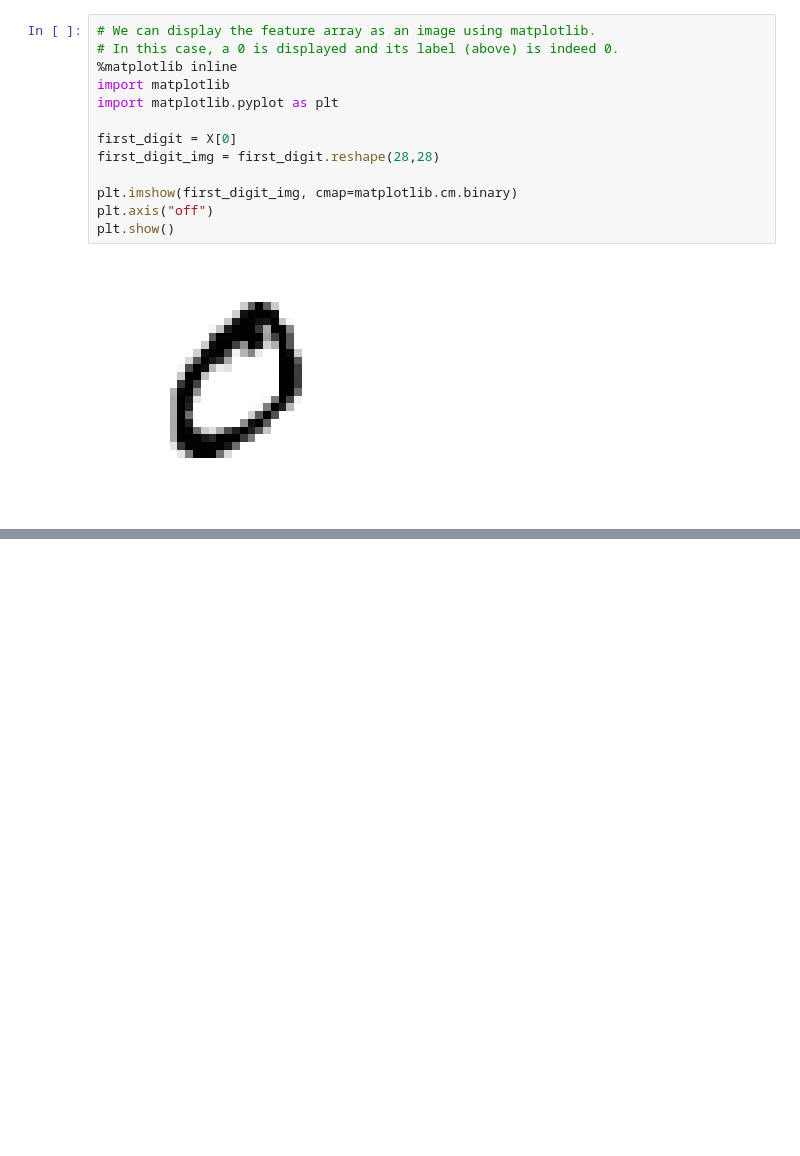
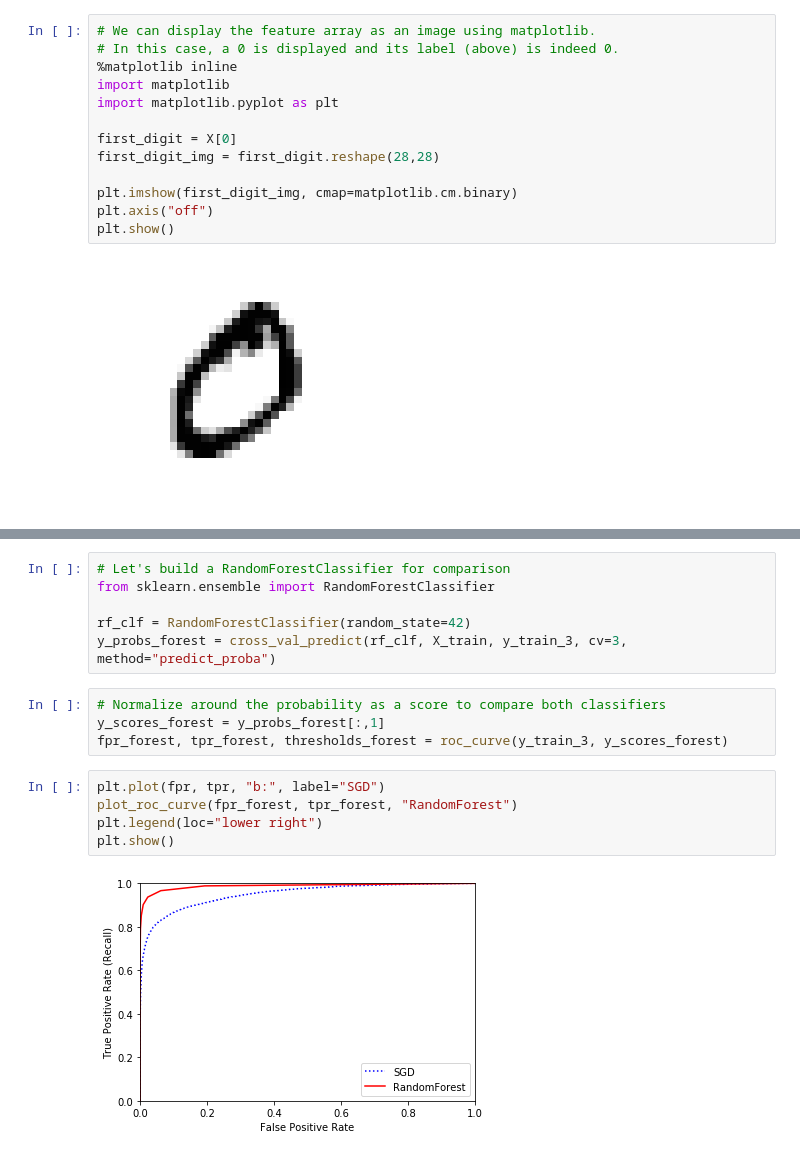
Before and after one commit to drpjm/python-ml-sandbox, a Jupyter notebook: Chapter3-Classification/MNIST.ipynb, the cells around one changed output, grey strips where cells are left out. Saved outputs shown, nothing was run; the diff lists cells and outputs as text; blank space fills up the shorter version.

```diff
--- a/Chapter3-Classification/MNIST.ipynb
+++ b/Chapter3-Classification/MNIST.ipynb
@@ -70,0 +240,17 @@ plt.show()
+# %%
+# Let's build a RandomForestClassifier for comparison
+from sklearn.ensemble import RandomForestClassifier
+
+rf_clf = RandomForestClassifier(random_state=42)
+y_probs_forest = cross_val_predict(rf_clf, X_train, y_train_3, cv=3, method="predict_proba")
+# %%
+# Normalize around the probability as a score to compare both classifiers
+y_scores_forest = y_probs_forest[:,1]
+fpr_forest, tpr_forest, thresholds_forest = roc_curve(y_train_3, y_scores_forest)
+# %%
+plt.plot(fpr, tpr, "b:", label="SGD")
+plot_roc_curve(fpr_forest, tpr_forest, "RandomForest")
+plt.legend(loc="lower right")
+plt.show()
+# %% [output]
+[figure, added]
```
Also changed, not shown: parts of 20 cells of this notebook.
